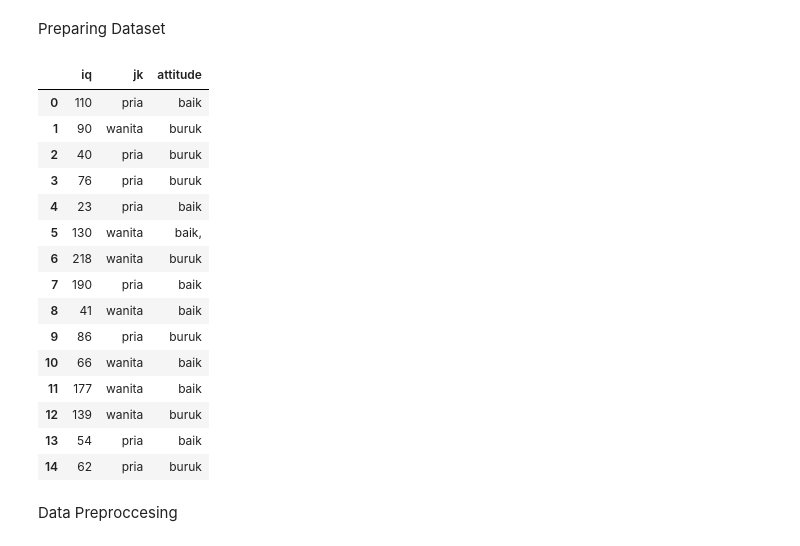
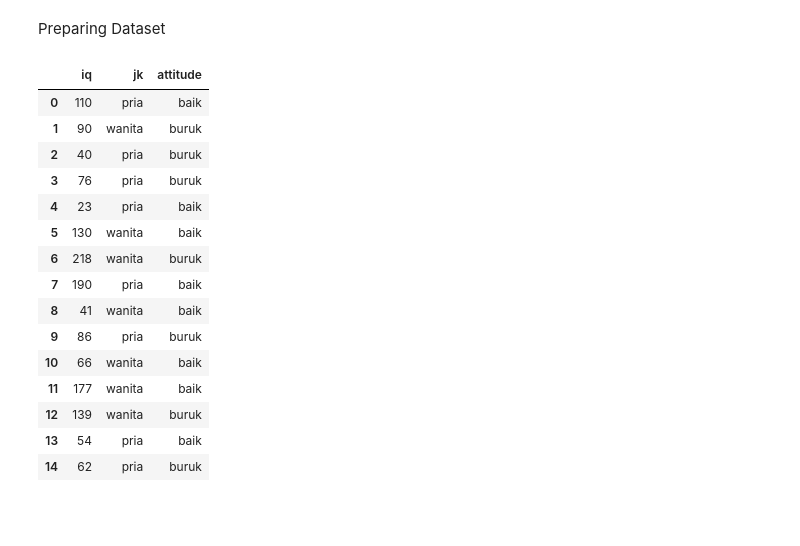
Before and after one commit to AlninoDP/MachineLearning101, a Jupyter notebook: sesi_05_Classification/knn_test.ipynb, the cells around one changed output. Cells and saved outputs as stored; diff of their text form; code cells hidden in the pictures; blank space fills up the shorter version.

```diff
--- a/sesi_05_Classification/knn_test.ipynb
+++ b/sesi_05_Classification/knn_test.ipynb
@@ -6,20 +6,22 @@ Preparing Dataset
 # %%
 import pandas as pd
 
-data = {"iq" : [110, 90, 40, 76, 23, 130, 218, 190, 41, 86, 66, 177, 139, 54, 62],
+### data dictionary
+data = {
+        "iq" : [110, 90, 40, 76, 23, 130, 218, 190, 41, 86, 66, 177, 139, 54, 62],
         "jk" : ['pria','wanita', 'pria', 'pria','pria', 'wanita', 'wanita', 'pria', 'wanita', 'pria', 'wanita', 'wanita','wanita', 'pria','pria'],
         "attitude" : ['baik', 'buruk','buruk','buruk','baik','baik', 'buruk', 'baik','baik', 'buruk', 'baik', 'baik', 'buruk', 'baik','buruk']
         }
 dataset = pd.DataFrame(data)
 dataset
 # %% [output]
 |  | iq | jk | attitude |
 | 0 | 110 | pria | baik |
 | 1 | 90 | wanita | buruk |
 | 2 | 40 | pria | buruk |
 | 3 | 76 | pria | buruk |
 | 4 | 23 | pria | baik |
-| 5 | 130 | wanita | baik, |
+| 5 | 130 | wanita | baik |
 | 6 | 218 | wanita | buruk |
 | 7 | 190 | pria | baik |
 | 8 | 41 | wanita | baik |
@@ -29,5 +31,3 @@ dataset
 | 12 | 139 | wanita | buruk |
 | 13 | 54 | pria | baik |
 | 14 | 62 | pria | buruk |
-# %% [markdown]
-Data Preproccesing
```
Also changed, not shown: parts of 26 cells of this notebook, 1 other file.
